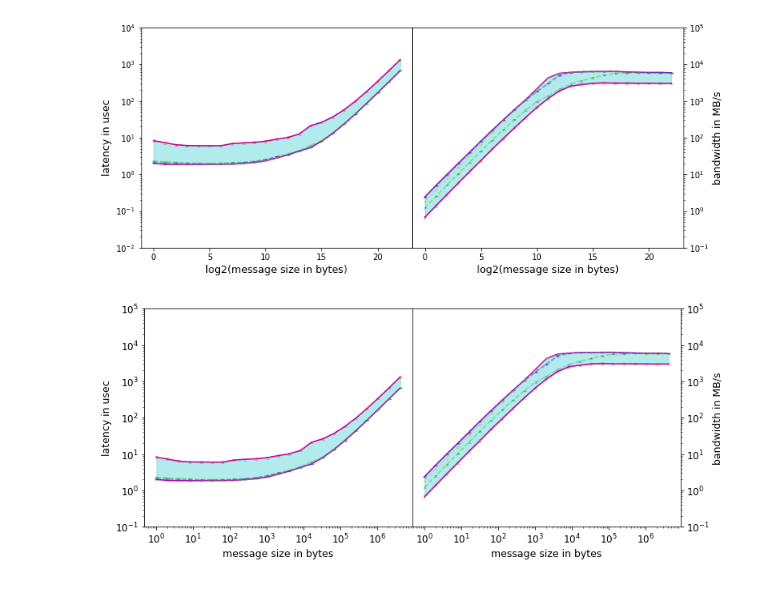
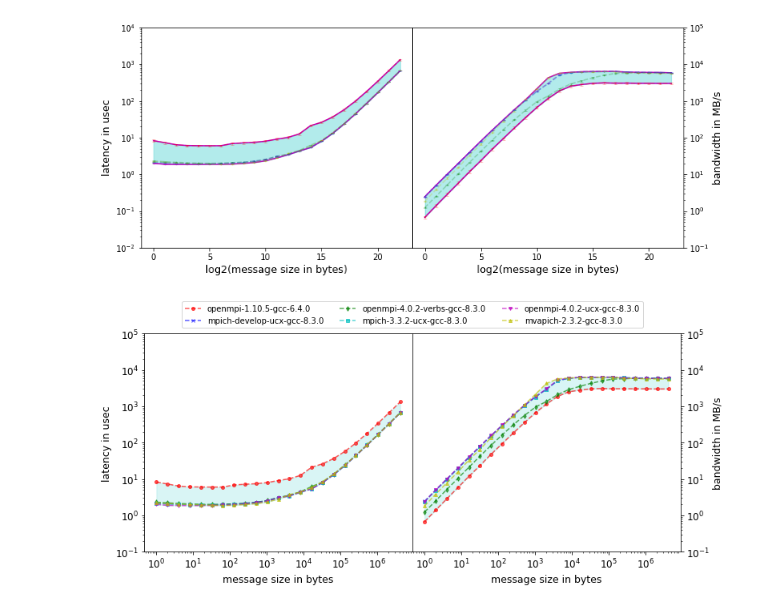
Before and after one commit to s-sajid-ali/nu-quest-bench, a Jupyter notebook: mpi/new_mpi.ipynb, the cells around one changed output. Drawn from its saved outputs; the diff is of its cells as text; code cells hidden in the pictures.

```diff
--- a/mpi/new_mpi.ipynb
+++ b/mpi/new_mpi.ipynb
@@ -9,7 +9,7 @@ pwd = os.getcwd()
 # and hence isn't plotted.
 
 key_dag = {1:'x5jirha',
-           2:'ydnn6yi',
+           2:'m2lvcpo',
            3:'dh5i74e',
            4:'7q37r7h',
            5:'2momcvv',
@@ -17,7 +17,7 @@ key_dag = {1:'x5jirha',
            #7:'dr24ede'}
 
 dag_soft = {'x5jirha':'openmpi-1.10.5-gcc-6.4.0',
-            'ydnn6yi':'mpich-devel-ucx-gcc-8.3.0',
+            'm2lvcpo':'mpich-develop-ucx-gcc-8.3.0',
             'dh5i74e':'openmpi-4.0.2-verbs-gcc-8.3.0',
             '7q37r7h':'mpich-3.3.2-ucx-gcc-8.3.0',
             '2momcvv':'openmpi-4.0.2-ucx-gcc-8.3.0',
@@ -244,6 +245,13 @@ plt.subplots_adjust(hspace = 0.2, wspace = 0)
 #f.savefig("curr_mpi_combined.png",dpi=100)
 # %% [output]
 [figure]
+# %%
+marker_dict={1:'o',
+             2:'x',
+             3:'d',
+             4:'s',
+             5:'v',
+             6:'^' }
 # %%
 import matplotlib.ticker as plticker
 plt.rcParams["figure.figsize"] = (12,5)
@@ -256,47 +264,56 @@ f,(ax1,ax2) = plt.subplots(1,2)
 
 for i in range(1,len(key_dag)+1):
     _x = bw_key
-    ax1.errorbar(_x, lt_mean[:,i-1],lt_std[:,i-1],
+    #ax1.errorbar(_x, lt_mean[:,i-1],lt_std[:,i-1],
+    #             c=col_dict[i],
+    #             fmt=marker_dict[i],markersize=4,elinewidth=0,capsize=0, alpha=0.65)
+    ax1.plot(_x, lt_mean[:,i-1],
                  c=col_dict[i],
-                 fmt='--o',markersize=1,elinewidth=0.5,capsize=2, alpha=0.25)
+                 markersize=4,linestyle='dashed',
+                 marker=marker_dict[i],alpha=0.65)
     ax1.set_yscale('log')
     ax1.set_xscale('log')
     ax1.set_ylim((10**-2,10**4))
     ax1.set_xlabel('message size in bytes',size=12.5);
     ax1.set_ylabel('latency in usec',size=12.5);
 
     _x = lt_key
-    ax2.errorbar(_x, bw_mean[:,i-1],bw_std[:,i-1],
-                 c=col_dict[i], label=dag_soft[key_dag[i]],
-                 fmt='--o',markersize=1,elinewidth=0.5,capsize=2, alpha=0.25)
+    #ax2.errorbar(_x, bw_mean[:,i-1],bw_std[:,i-1],
+    #             c=col_dict[i], label=dag_soft[key_dag[i]],
+    #             fmt=marker_dict[i],markersize=4,elinewidth=0,capsize=0, alpha=0.65)
+    ax2.plot(_x, bw_mean[:,i-1],
+                 c=col_dict[i],markersize=4, linestyle='dashed',
+                 label=dag_soft[key_dag[i]],alpha=0.65,
+                 marker=marker_dict[i])
     ax2.yaxis.set_label_position("right")
     ax2.yaxis.tick_right()
     ax2.set_yscale('log')
     ax2.set_xscale('log')
     ax2.set_ylim((10**-1,10**5))
     ax2.set_xlabel('message size in bytes',size=12.5);
     ax2.set_ylabel('bandwidth in MB/s',size=12.5);
 
-ax1.plot(_x,lt_min,'m')
-ax1.plot(_x,lt_max,'m')
-ax1.fill_between(_x, lt_min, lt_max, alpha=0.3, color = 'c')
+#ax1.plot(_x,lt_min,'m')
+#ax1.plot(_x,lt_max,'m')
+ax1.fill_between(_x, lt_min, lt_max, alpha=0.15, color = 'c')
 ax1.set_xscale('log')
 ax1.set_ylim((10**-1,10**5))
 
-ax2.plot(_x,bw_min,'m')
-ax2.plot(_x,bw_max,'m')
-ax2.fill_between(_x, bw_min, bw_max, alpha=0.3, color = 'c')
+#ax2.plot(_x,bw_min,'m')
+#ax2.plot(_x,bw_max,'m')
+ax2.fill_between(_x, bw_min, bw_max, alpha=0.15, color = 'c')
 ax2.set_yscale('log')
 ax2.set_xscale('log')
 ax2.set_ylim((10**-1,10**5))
 
 
 ax1.tick_params(labelsize=12)
 ax2.tick_params(labelsize=12)
 
+f.legend(loc='upper center', fontsize='medium',ncol=3)
 plt.subplots_adjust(hspace = 0.2, wspace = 0)
-f.savefig("new_pearc.png",dpi=100)
+plt.savefig("new_pearc.svg",format='svg',dpi=250)
 # %% [output]
-[figure, old version]
+[figure, new version]
 # %%
 !mv *.png plots/
```
Also changed, not shown: parts of 7 cells of this notebook, 59 other files.
